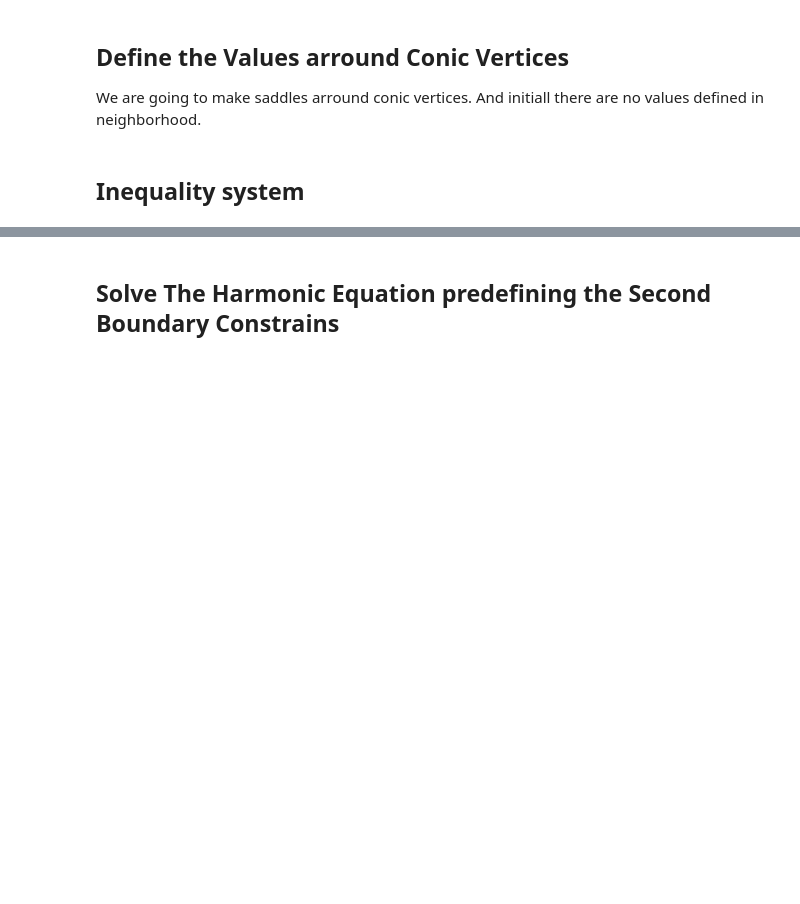
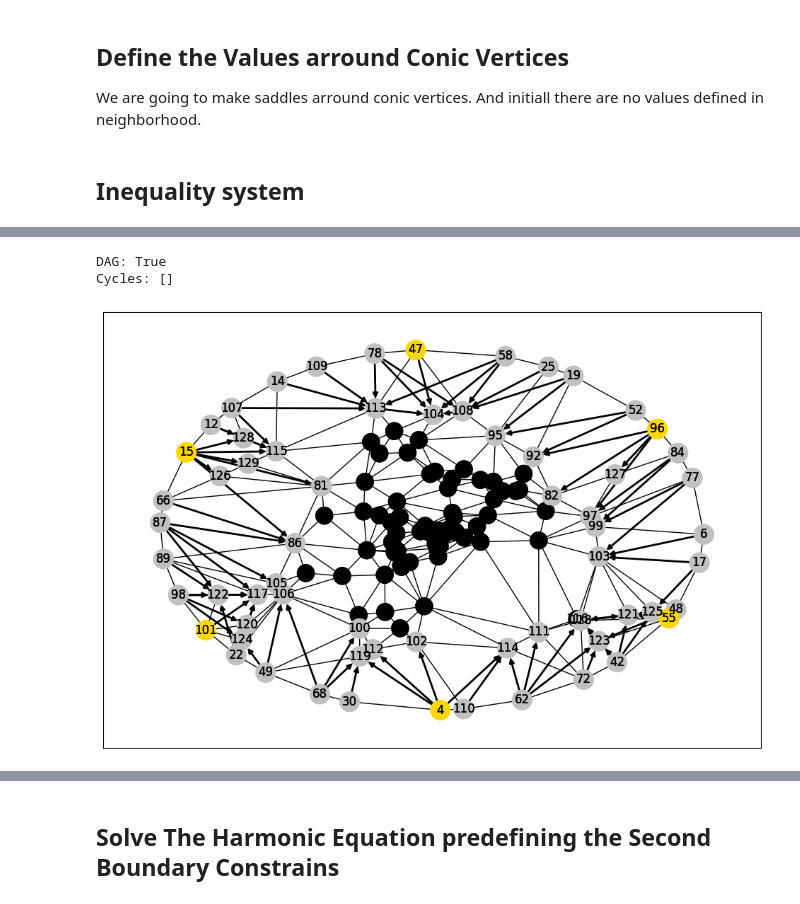
Before and after one commit to zimfv/quadrangulation, a Jupyter notebook: nonmanifold-eigen.ipynb, the cells around one changed output, grey strips where cells are left out. Saved outputs shown, nothing was run; the diff lists cells and outputs as text; code cells hidden in the pictures; blank space fills up the shorter version.

```diff
--- a/nonmanifold-eigen.ipynb
+++ b/nonmanifold-eigen.ipynb
@@ -326,7 +326,7 @@ get_integer_chain_representation(get_chains(boundary_graph), vertices)
 # %% [markdown]
 ## Finally Define the Values on the Boundary
 # %%
-def get_boundary_values(graph, vertices_pos, default_value=1, p=3, omega=1.0, additional_lengths=[]):
+def get_boundary_values(graph, vertices_pos, default_value=0, p=3, omega=1.0, additional_lengths=[]):
     """
     """
     if isinstance(vertices_pos, dict):
@@ -1071 +1113,19 @@ inequality_pairs.shape = (133, 2)
 [figure]
+# %%
+
+g_ineq = nx.DiGraph()
+g_ineq.add_edges_from(inequality_pairs)
+#g_ineq = g_ineq.subgraph([13, 20, 21, 27, 31, 34, 38])
+
+print(f'DAG: {nx.is_directed_acyclic_graph(g_ineq)}')
+print(f'Cycles: {list(nx.simple_cycles(g_ineq))}')
+
+plt.figure(figsize=(12, 8))
+plot_as_graph(test_vertices, test_faces, np.ones(len(test_vertices)), cmap='winter')
+nx.draw_networkx(g_ineq, pos={node: test_vertices[node] for node in g_ineq}, node_size=400, width=2,
+                 node_color=['gold' if node in np.concatenate([test_boundary_mins, test_boundary_maxs]) else 'silver' for node in g_ineq.nodes()])
+plt.show()
+# %% [output]
+DAG: True
+Cycles: []
+[figure, added]
```
Also changed, not shown: parts of 14 cells of this notebook.
